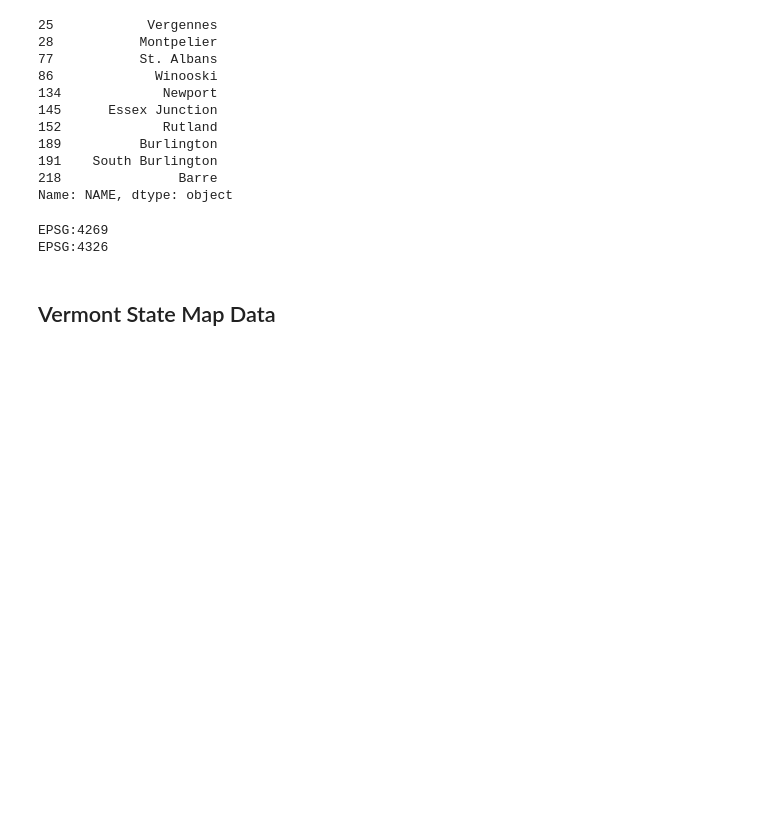
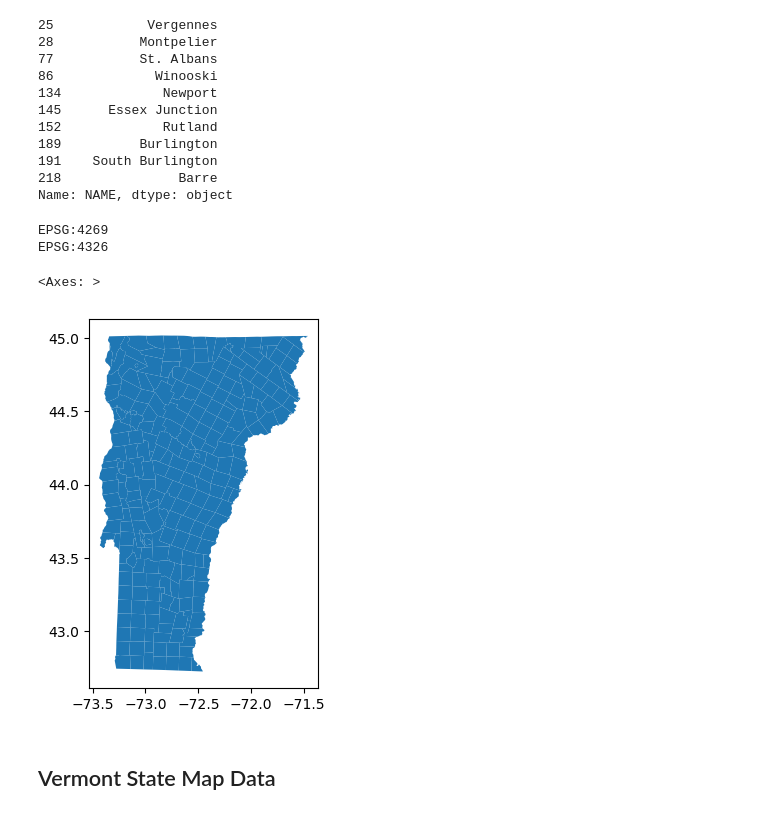
Before and after one commit to jakedurell/hazard-funding-comp, a Jupyter notebook: notebooks/initial_data_exploration.ipynb, the cells around one changed output. Saved outputs shown, nothing was run; the diff lists cells and outputs as text; code cells hidden in the pictures; blank space fills up the shorter version.

```diff
--- a/notebooks/initial_data_exploration.ipynb
+++ b/notebooks/initial_data_exploration.ipynb
@@ -88,6 +89,12 @@ print(gdf_fed.crs)
 # %% [output]
 EPSG:4269
 EPSG:4326
+# %%
+# plot the fed data
+gdf_fed.plot()
+# %% [output]
+<Axes: >
+[figure, added]
 # %% [markdown]
 ## Vermont State Map Data
 # %%
```
Also changed, not shown: parts of 14 cells of this notebook, 2 other files.
